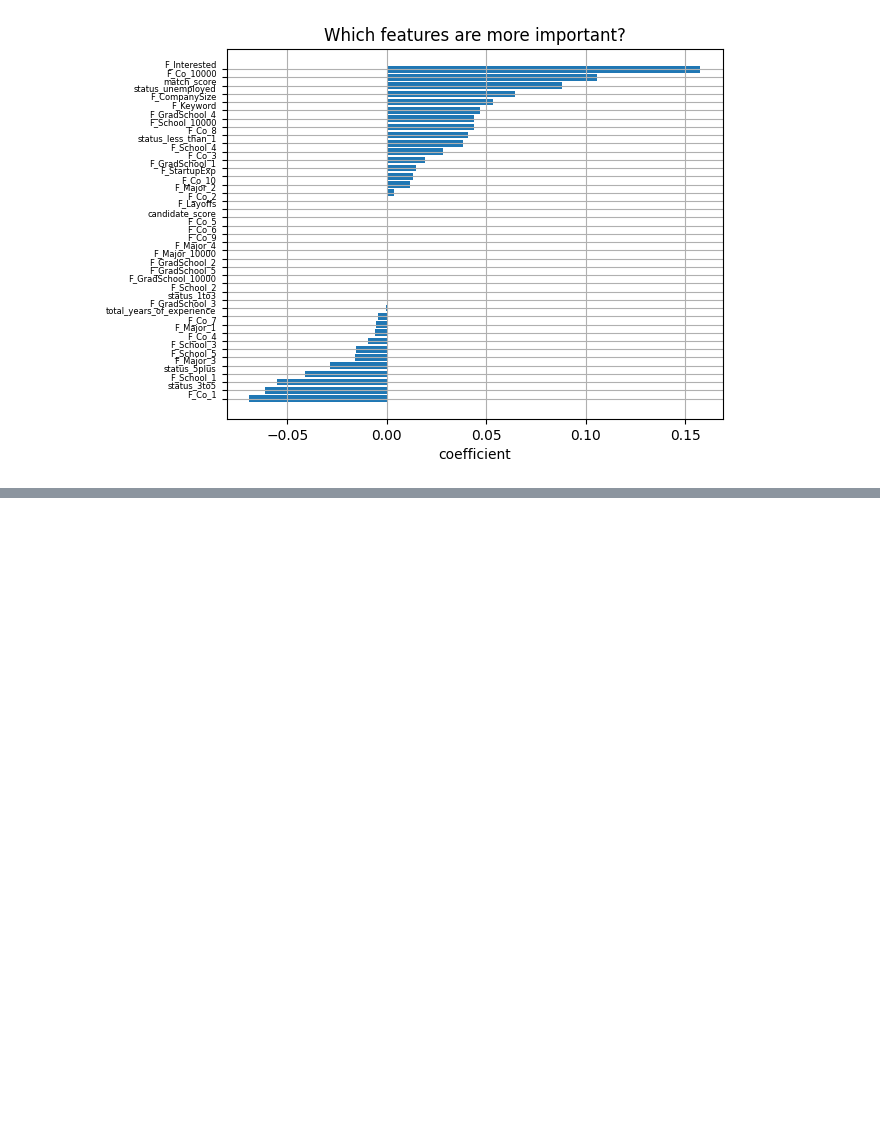
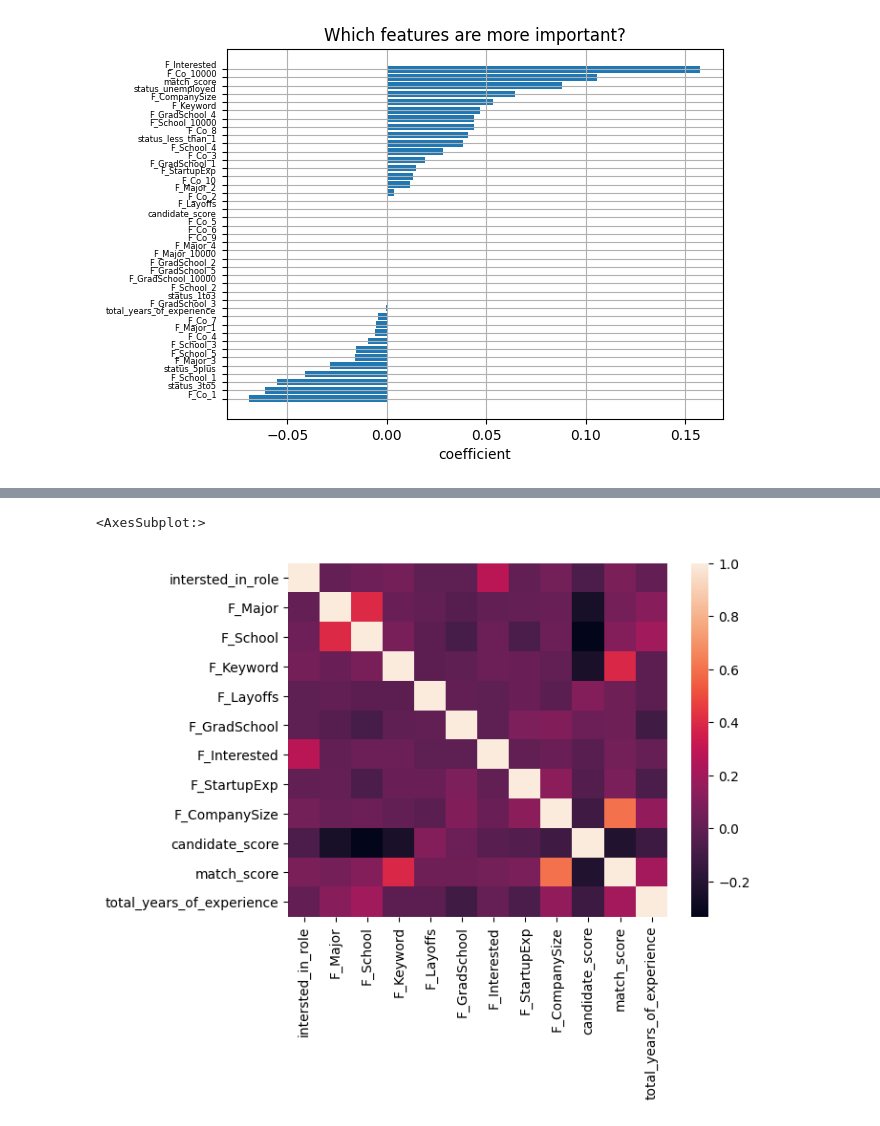
Before and after one commit to shengshuyang/vault, a Jupyter notebook: dover/dover.ipynb, the cells around one changed output, grey strips where cells are left out. Saved outputs shown, nothing was run; the diff lists cells and outputs as text; code cells hidden in the pictures; blank space fills up the shorter version.

```diff
--- a/dover/dover.ipynb
+++ b/dover/dover.ipynb
@@ -178,0 +229,6 @@ plt.show()
+# %%
+X = pd.DataFrame(data)
+X["intersted_in_role"] = X["intersted_in_role"].fillna(False).astype(int)
+X["F_CompanySize"] = X["F_CompanySize"].fillna(0.5).astype(float)
+
+X.dtypes
@@ -178,0 +273,7 @@ plt.show()
+# %%
+import seaborn as sns
+corr = X.corr()
+sns.heatmap(corr, xticklabels=True, yticklabels=True)
+# %% [output]
+<AxesSubplot:>
+[figure, added]
```
Also changed, not shown: parts of 26 cells of this notebook, 1 other file.
